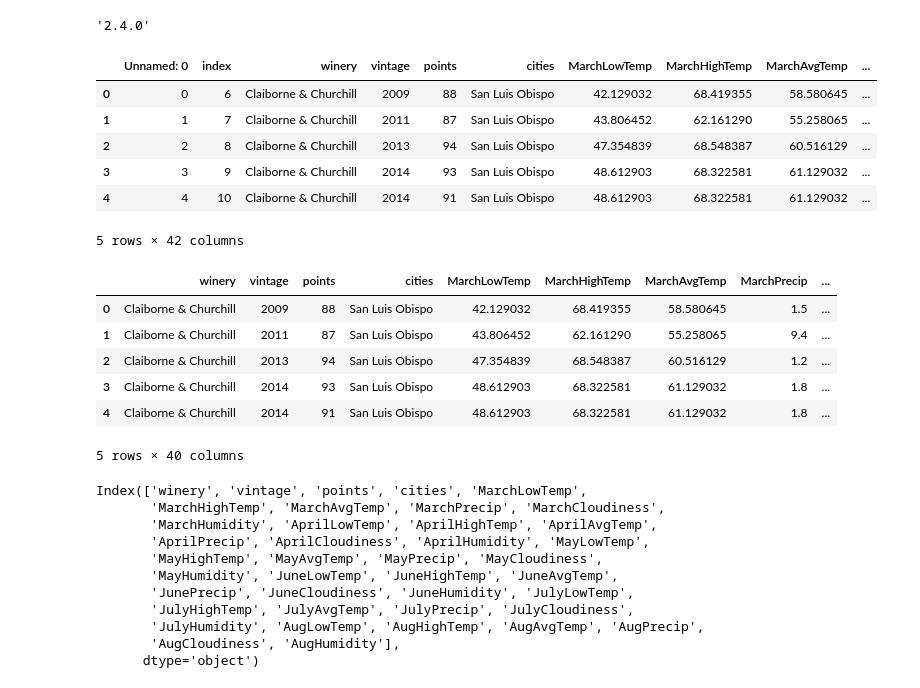
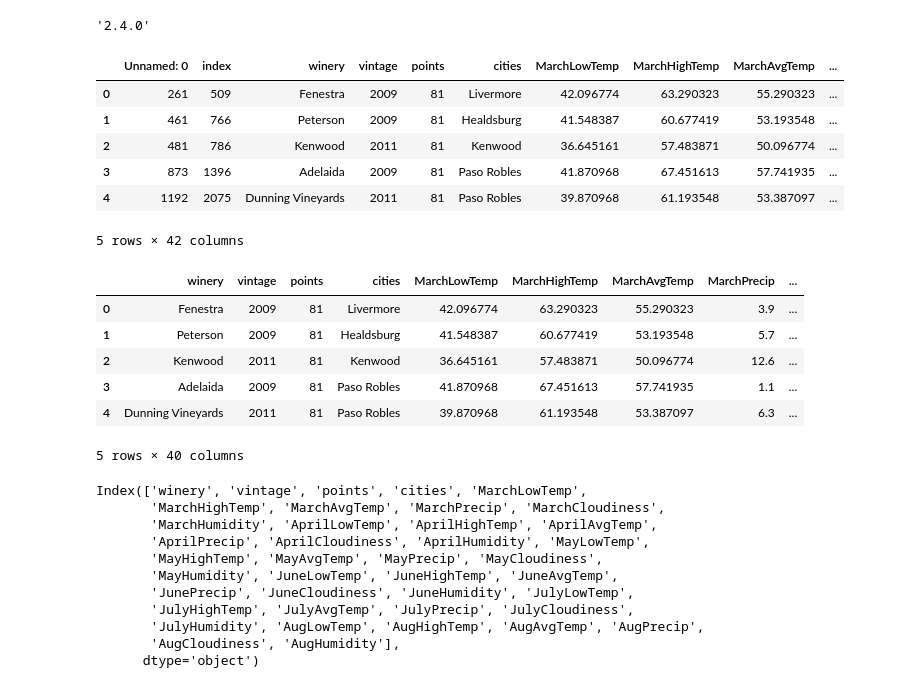
Before and after one commit to TempestCampbell/Machine-Learning-Project, a Jupyter notebook: SVRegression.ipynb, the cells around one changed output. Cells and saved outputs as stored; diff of their text form; code cells hidden in the pictures.

```diff
--- a/SVRegression.ipynb
+++ b/SVRegression.ipynb
@@ -11,26 +13,26 @@ tensorflow.keras.__version__
 # %% [output]
 '2.4.0'
 # %%
-weather = pd.read_csv('WeatherDataPull/dataLargerSet.csv')
+weather = pd.read_csv('../WeatherDataPull/dataLargerSet2.csv')
 weather.head()
 # %% [output]
 |  | Unnamed: 0 | index | winery | vintage | points | cities | MarchLowTemp | MarchHighTemp | MarchAvgTemp | ... |
-| 0 | 0 | 6 | Claiborne & Churchill | 2009 | 88 | San Luis Obispo | 42.129032 | 68.419355 | 58.580645 | ... |
-| 1 | 1 | 7 | Claiborne & Churchill | 2011 | 87 | San Luis Obispo | 43.806452 | 62.161290 | 55.258065 | ... |
-| 2 | 2 | 8 | Claiborne & Churchill | 2013 | 94 | San Luis Obispo | 47.354839 | 68.548387 | 60.516129 | ... |
-| 3 | 3 | 9 | Claiborne & Churchill | 2014 | 93 | San Luis Obispo | 48.612903 | 68.322581 | 61.129032 | ... |
-| 4 | 4 | 10 | Claiborne & Churchill | 2014 | 91 | San Luis Obispo | 48.612903 | 68.322581 | 61.129032 | ... |
+| 0 | 261 | 509 | Fenestra | 2009 | 81 | Livermore | 42.096774 | 63.290323 | 55.290323 | ... |
+| 1 | 461 | 766 | Peterson | 2009 | 81 | Healdsburg | 41.548387 | 60.677419 | 53.193548 | ... |
+| 2 | 481 | 786 | Kenwood | 2011 | 81 | Kenwood | 36.645161 | 57.483871 | 50.096774 | ... |
+| 3 | 873 | 1396 | Adelaida | 2009 | 81 | Paso Robles | 41.870968 | 67.451613 | 57.741935 | ... |
+| 4 | 1192 | 2075 | Dunning Vineyards | 2011 | 81 | Paso Robles | 39.870968 | 61.193548 | 53.387097 | ... |
 5 rows × 42 columns
 # %%
 weatherClean=weather.drop(["Unnamed: 0", "index"], axis=1)
 weatherClean.head()
 # %% [output]
 |  | winery | vintage | points | cities | MarchLowTemp | MarchHighTemp | MarchAvgTemp | MarchPrecip | ... |
-| 0 | Claiborne & Churchill | 2009 | 88 | San Luis Obispo | 42.129032 | 68.419355 | 58.580645 | 1.5 | ... |
-| 1 | Claiborne & Churchill | 2011 | 87 | San Luis Obispo | 43.806452 | 62.161290 | 55.258065 | 9.4 | ... |
-| 2 | Claiborne & Churchill | 2013 | 94 | San Luis Obispo | 47.354839 | 68.548387 | 60.516129 | 1.2 | ... |
-| 3 | Claiborne & Churchill | 2014 | 93 | San Luis Obispo | 48.612903 | 68.322581 | 61.129032 | 1.8 | ... |
-| 4 | Claiborne & Churchill | 2014 | 91 | San Luis Obispo | 48.612903 | 68.322581 | 61.129032 | 1.8 | ... |
+| 0 | Fenestra | 2009 | 81 | Livermore | 42.096774 | 63.290323 | 55.290323 | 3.9 | ... |
+| 1 | Peterson | 2009 | 81 | Healdsburg | 41.548387 | 60.677419 | 53.193548 | 5.7 | ... |
+| 2 | Kenwood | 2011 | 81 | Kenwood | 36.645161 | 57.483871 | 50.096774 | 12.6 | ... |
+| 3 | Adelaida | 2009 | 81 | Paso Robles | 41.870968 | 67.451613 | 57.741935 | 1.1 | ... |
+| 4 | Dunning Vineyards | 2011 | 81 | Paso Robles | 39.870968 | 61.193548 | 53.387097 | 6.3 | ... |
 5 rows × 40 columns
 # %%
 # Data Pre-Processing
```
Also changed, not shown: parts of 15 cells of this notebook, 6 other files.
